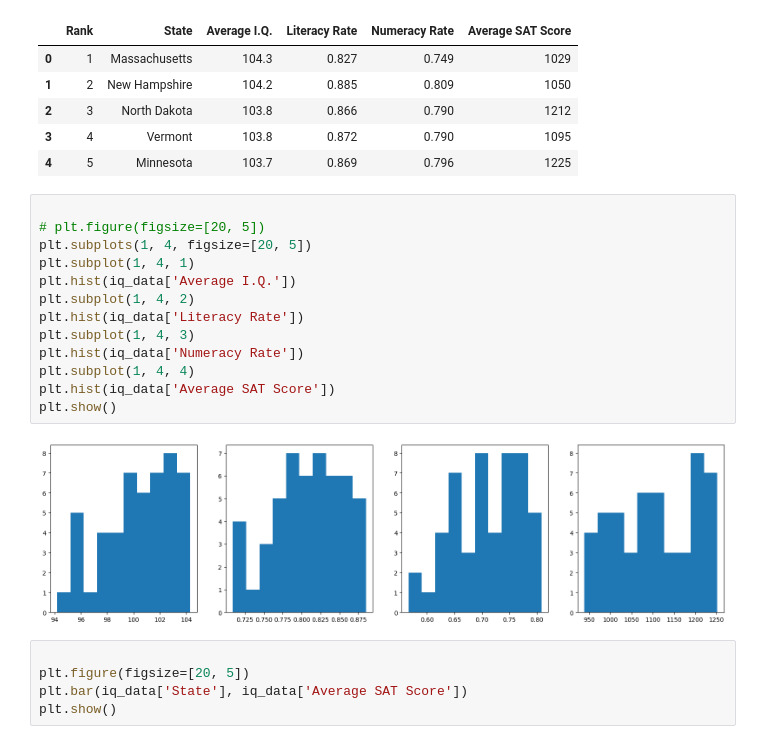
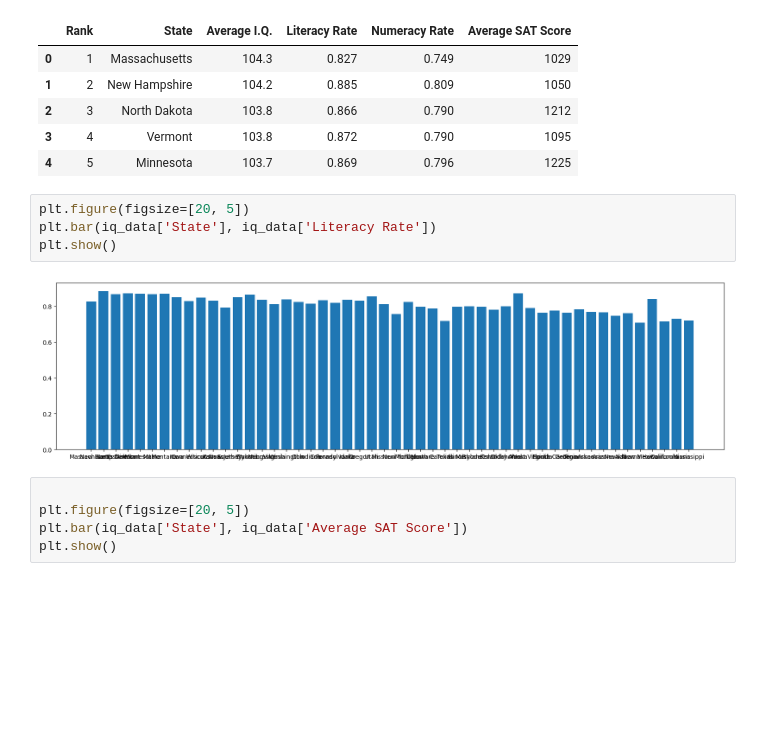
Before and after one commit to codycosta/ENGR201, a Jupyter notebook: weeks-9-10-final-project/project.ipynb, the cells around one changed output. Cells and saved outputs as stored; diff of their text form; blank space fills up the shorter version.

```diff
--- a/weeks-9-10-final-project/project.ipynb
+++ b/weeks-9-10-final-project/project.ipynb
@@ -103,21 +102,12 @@ iq_data.head()
 | 2 | 3 | North Dakota | 103.8 | 0.866 | 0.790 | 1212 |
 | 3 | 4 | Vermont | 103.8 | 0.872 | 0.790 | 1095 |
 | 4 | 5 | Minnesota | 103.7 | 0.869 | 0.796 | 1225 |
-# %%
-
-# plt.figure(figsize=[20, 5])
-plt.subplots(1, 4, figsize=[20, 5])
-plt.subplot(1, 4, 1)
-plt.hist(iq_data['Average I.Q.'])
-plt.subplot(1, 4, 2)
-plt.hist(iq_data['Literacy Rate'])
-plt.subplot(1, 4, 3)
-plt.hist(iq_data['Numeracy Rate'])
-plt.subplot(1, 4, 4)
-plt.hist(iq_data['Average SAT Score'])
-plt.show()
-# %% [output]
-[figure, removed]
+# %%
+plt.figure(figsize=[20, 5])
+plt.bar(iq_data['State'], iq_data['Literacy Rate'])
+plt.show()
+# %% [output]
+[figure, added]
 # %%
 
 plt.figure(figsize=[20, 5])
```
Also changed, not shown: parts of 12 cells of this notebook, 4 other files.
